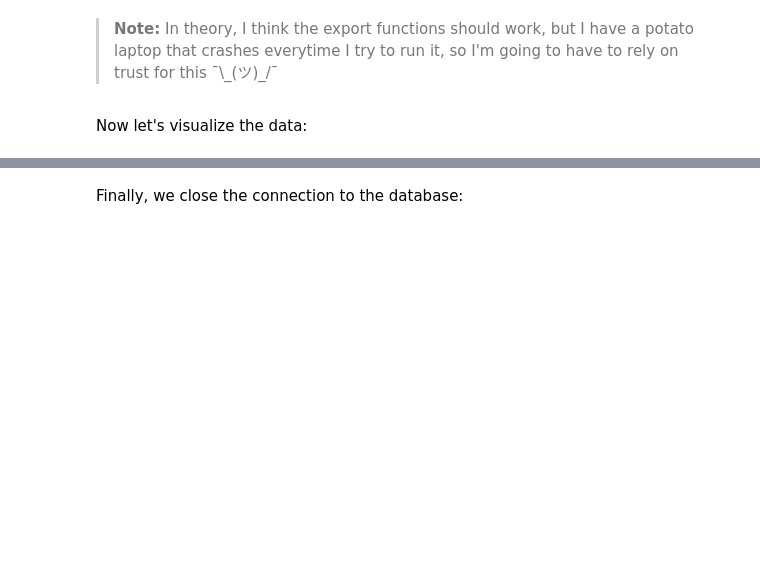
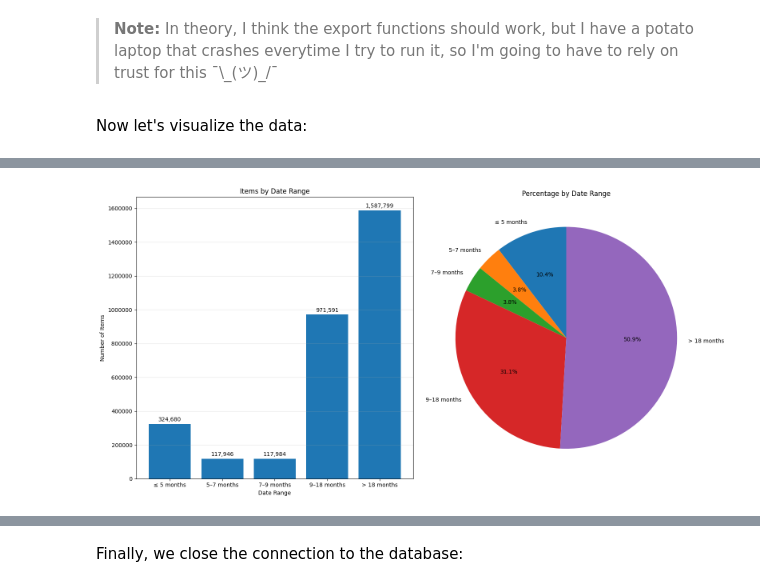
Before and after one commit to quokkawiki/coursework-python, a Jupyter notebook: analysis.ipynb, the cells around one changed output, grey strips where cells are left out. Drawn from its saved outputs; the diff is of its cells as text; code cells hidden in the pictures; blank space fills up the shorter version.

```diff
--- a/analysis.ipynb
+++ b/analysis.ipynb
@@ -127,0 +176,42 @@ Now let's visualize the data:
+# %%
+inventory_by_months_to_expiry = get_dataframe_from_query("""
+WITH calculated_months AS (
+    SELECT ROUND(days_until_expiry / 30, 0)
+    AS months_until_expiry
+    FROM food_inventory_with_relative_expiry
+)
+SELECT
+    SUM(CASE WHEN months_until_expiry <= 5 THEN 1 ELSE 0 END) AS [≤ 5 months],
+    SUM(CASE WHEN months_until_expiry > 5 AND months_until_expiry <= 7 THEN 1 ELSE 0 END) AS [5–7 months],
+    SUM(CASE WHEN months_until_expiry > 7 AND months_until_expiry <= 9 THEN 1 ELSE 0 END) AS [7–9 months],
+    SUM(CASE WHEN months_until_expiry > 9 AND months_until_expiry <= 18 THEN 1 ELSE 0 END) AS [9–18 months],
+    SUM(CASE WHEN months_until_expiry > 18 THEN 1 ELSE 0 END) AS [> 18 months]
+FROM calculated_months;
+""")
+
+categories = inventory_by_months_to_expiry.columns.tolist()
+values = inventory_by_months_to_expiry.iloc[0].values
+
+fig, (ax1, ax2) = plt.subplots(1, 2, figsize=(16, 8))
+
+bars = ax1.bar(categories, values)
+ax1.set_title('Items by Date Range')
+ax1.set_xlabel('Date Range')
+ax1.set_ylabel('Number of Items')
+ax1.grid(axis='y', alpha=0.3)
+
+ax1.ticklabel_format(style='plain', axis='y')
+
+# Add value labels on top of bars
+for i, v in enumerate(values):
+    ax1.text(i, v + max(values) * 0.01, f'{int(v):,}', ha='center')
+
+ax1.tick_params(axis='x', rotation=0)
+
+wedges, text, autotexts = ax2.pie(values, labels=categories, autopct='%1.1f%%', startangle=90)
+ax2.set_title('Percentage by Date Range')
+
+plt.tight_layout()
+plt.show()
+# %% [output]
+[figure, added]
```
Also changed, not shown: parts of 8 cells of this notebook.
